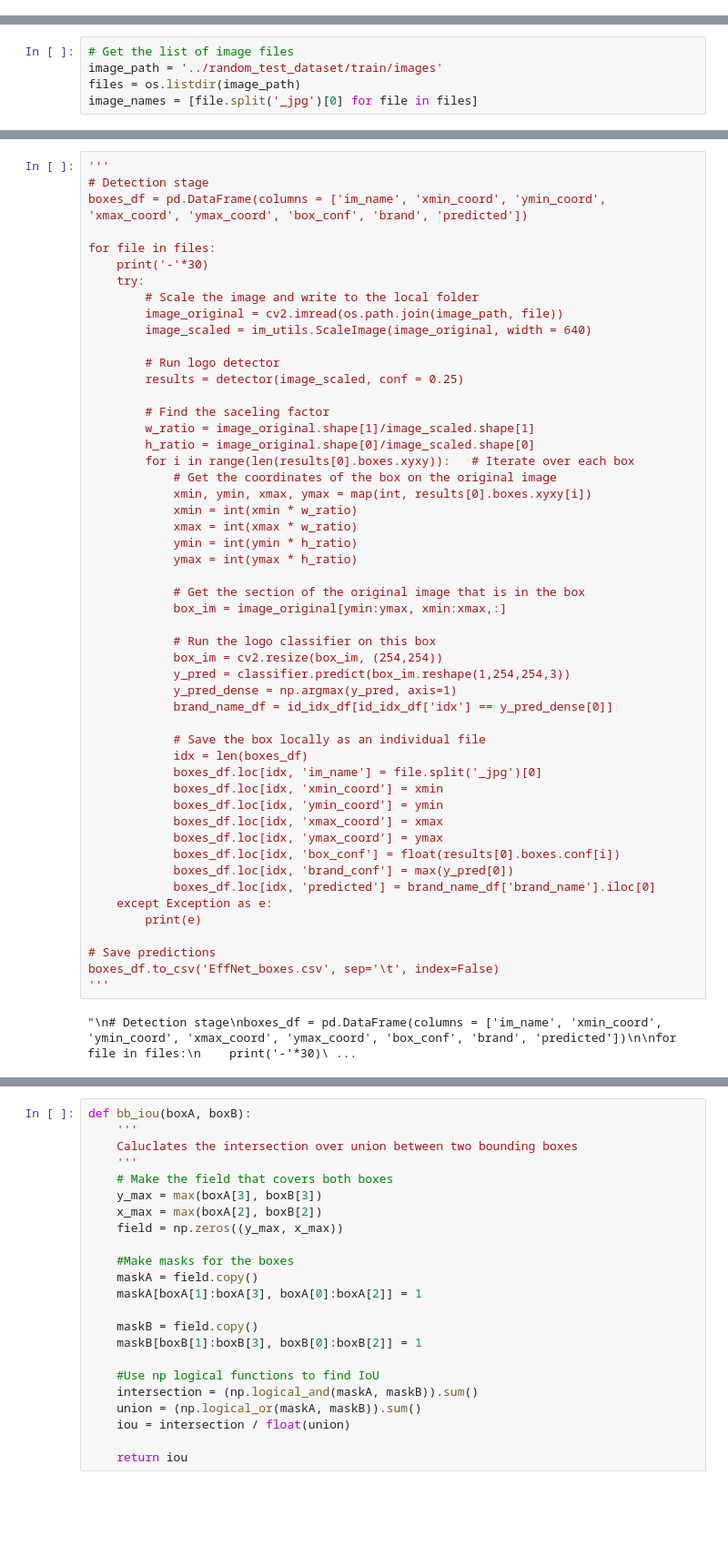
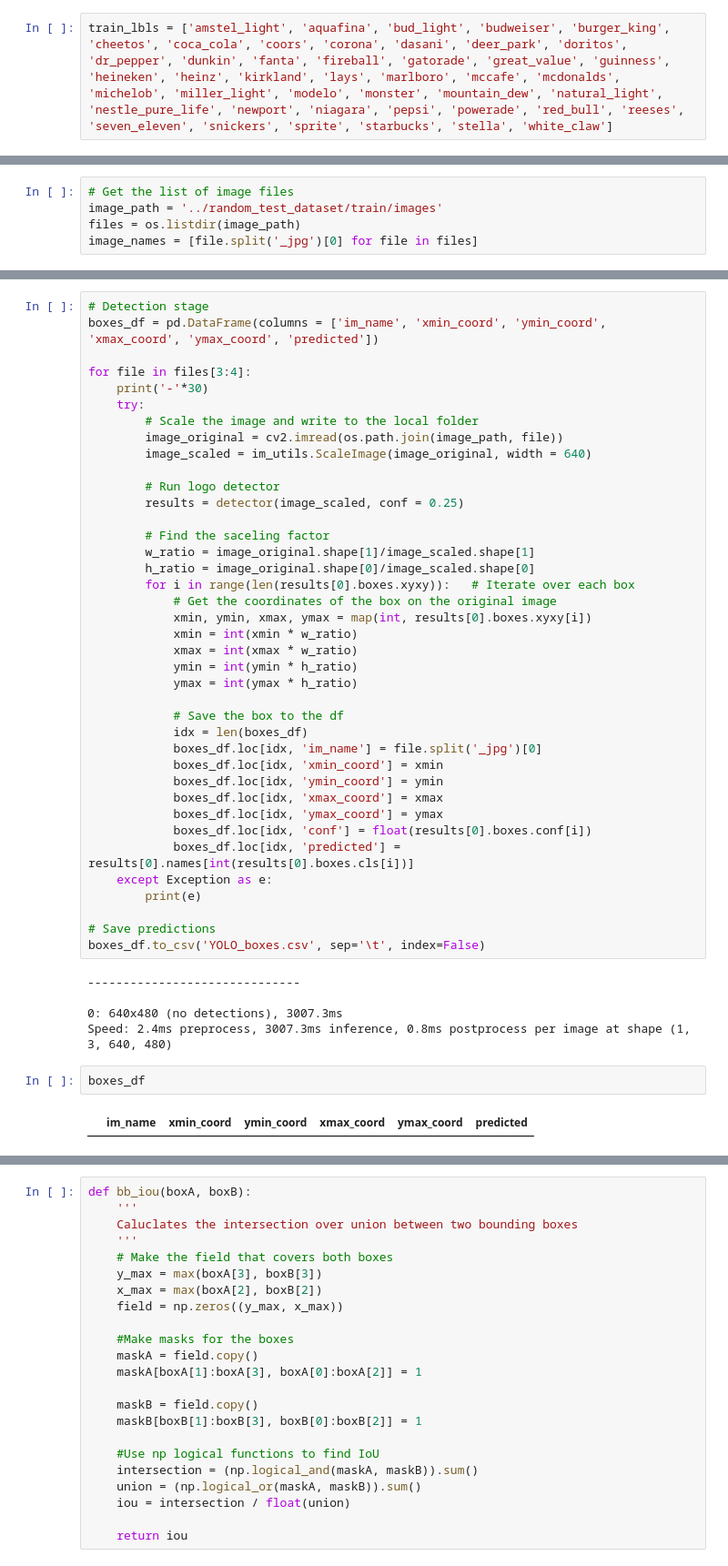
Before and after one commit to thriftypenguin/litter-imagery-brand-recognition, a Jupyter notebook: evaluate_models/evaluate_YOLO_classifier.ipynb, the cells around one changed output, grey strips where cells are left out. Shown at 91% size. Cells and saved outputs as stored; diff of their text form; blank space fills up the shorter version.

Commit message:
before inference run

```diff
--- a/evaluate_models/evaluate_YOLO_classifier.ipynb
+++ b/evaluate_models/evaluate_YOLO_classifier.ipynb
@@ -52,2 +47,4 @@ id_idx_df = pd.read_csv('brand_ids_idx.csv', sep = '\t')
+# %%
+train_lbls = ['amstel_light', 'aquafina', 'bud_light', 'budweiser', 'burger_king', 'cheetos', 'coca_cola', 'coors', 'corona', 'dasani', 'deer_park', 'doritos', 'dr_pepper', 'dunkin', 'fanta', 'fireball', 'gatorade', 'great_value', 'guinness', 'heineken', 'heinz', 'kirkland', 'lays', 'marlboro', 'mccafe', 'mcdonalds', 'michelob', 'miller_light', 'modelo', 'monster', 'mountain_dew', 'natural_light', 'nestle_pure_life', 'newport', 'niagara', 'pepsi', 'powerade', 'red_bull', 'reeses', 'seven_eleven', 'snickers', 'sprite', 'starbucks', 'stella', 'white_claw']
 # %%
 # For the lables in the test that are not present in the train set, we assign 'unknown' label
@@ -100,9 +90,8 @@ detector = YOLO('./models/logo_detector.pt')
 # %%
-'''
 # Detection stage
-boxes_df = pd.DataFrame(columns = ['im_name', 'xmin_coord', 'ymin_coord', 'xmax_coord', 'ymax_coord', 'box_conf', 'brand', 'predicted'])
+boxes_df = pd.DataFrame(columns = ['im_name', 'xmin_coord', 'ymin_coord', 'xmax_coord', 'ymax_coord', 'predicted'])
 
-for file in files:
+for file in files[3:4]:
     print('-'*30)
     try:
         # Scale the image and write to the local folder
@@ -123,32 +112,28 @@ for file in files:
             ymin = int(ymin * h_ratio)
             ymax = int(ymax * h_ratio)
 
-            # Get the section of the original image that is in the box
-            box_im = image_original[ymin:ymax, xmin:xmax,:]
-
-            # Run the logo classifier on this box
-            box_im = cv2.resize(box_im, (254,254))
-            y_pred = classifier.predict(box_im.reshape(1,254,254,3))
-            y_pred_dense = np.argmax(y_pred, axis=1)
-            brand_name_df = id_idx_df[id_idx_df['idx'] == y_pred_dense[0]]
-
-            # Save the box locally as an individual file
+            # Save the box to the df
             idx = len(boxes_df)
             boxes_df.loc[idx, 'im_name'] = file.split('_jpg')[0]
             boxes_df.loc[idx, 'xmin_coord'] = xmin
             boxes_df.loc[idx, 'ymin_coord'] = ymin
             boxes_df.loc[idx, 'xmax_coord'] = xmax
             boxes_df.loc[idx, 'ymax_coord'] = ymax
-            boxes_df.loc[idx, 'box_conf'] = float(results[0].boxes.conf[i])
-            boxes_df.loc[idx, 'brand_conf'] = max(y_pred[0])
-            boxes_df.loc[idx, 'predicted'] = brand_name_df['brand_name'].iloc[0]
+            boxes_df.loc[idx, 'conf'] = float(results[0].boxes.conf[i])
+            boxes_df.loc[idx, 'predicted'] = results[0].names[int(results[0].boxes.cls[i])]
     except Exception as e:
         print(e)
 
 # Save predictions
-boxes_df.to_csv('EffNet_boxes.csv', sep='\t', index=False)
-'''
+boxes_df.to_csv('YOLO_boxes.csv', sep='\t', index=False)
 # %% [output]
-"\n# Detection stage\nboxes_df = pd.DataFrame(columns = ['im_name', 'xmin_coord', 'ymin_coord', 'xmax_coord', 'ymax_coord', 'box_conf', 'brand', 'predicted'])\n\nfor file in files:\n    print('-'*30)\ ...
+------------------------------
+
+0: 640x480 (no detections), 3007.3ms
+Speed: 2.4ms preprocess, 3007.3ms inference, 0.8ms postprocess per image at shape (1, 3, 640, 480)
+# %%
+boxes_df
+# %% [output]
+|  | im_name | xmin_coord | ymin_coord | xmax_coord | ymax_coord | predicted |
 # %%
 # Read saved predictions to not re-run the prediction job
```
Also changed, not shown: parts of 9 cells of this notebook, 1 other file.
